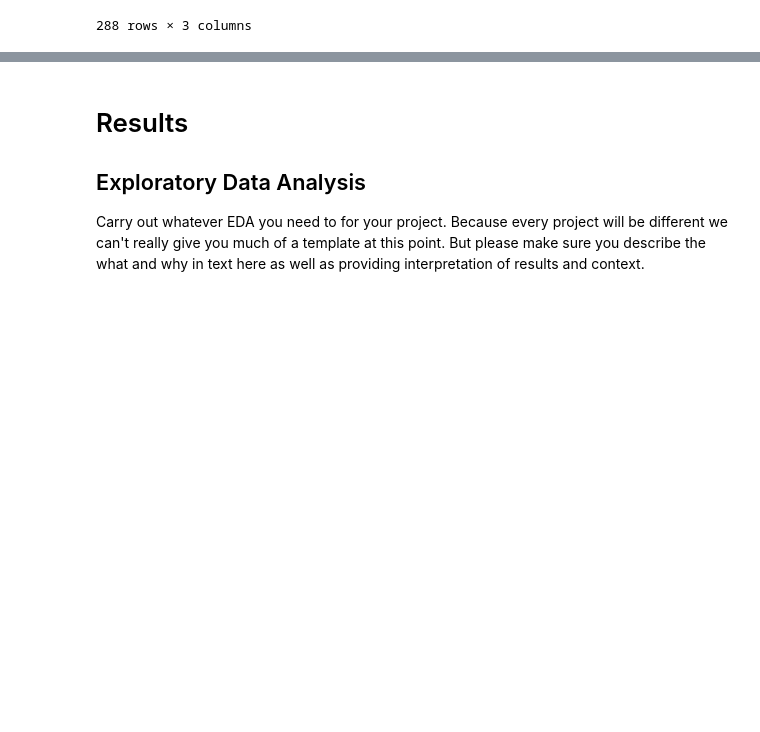
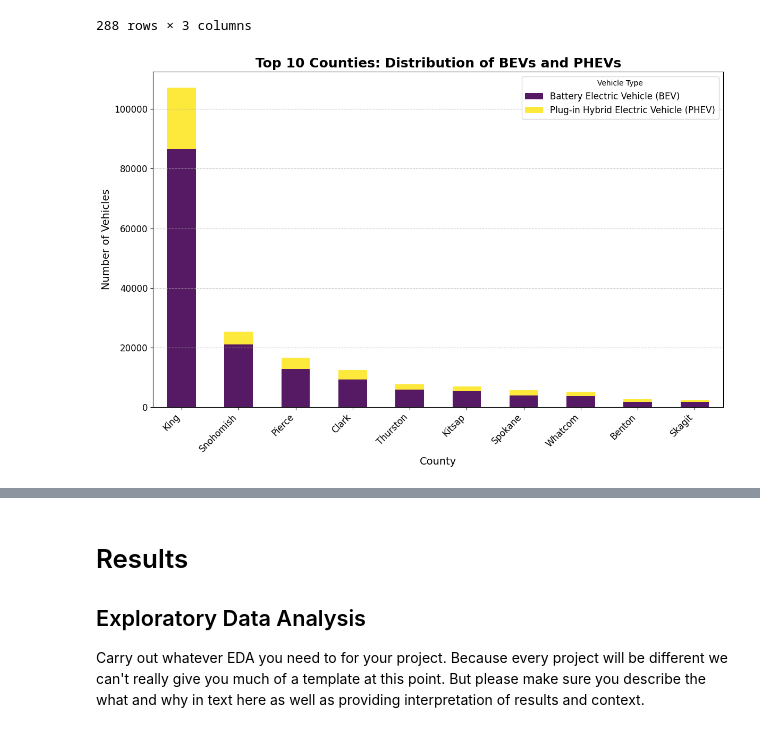
Before and after one commit to cecilia-lin/EV_Project, a Jupyter notebook: EDACheckpoint_Group092-FA24.ipynb, the cells around one changed output, grey strips where cells are left out. Cells and saved outputs as stored; diff of their text form; code cells hidden in the pictures; blank space fills up the shorter version.

```diff
--- a/EDACheckpoint_Group092-FA24.ipynb
+++ b/EDACheckpoint_Group092-FA24.ipynb
@@ -212,3 +212,33 @@ ev_count_by_county
 | 286 | York | Battery Electric Vehicle (BEV) | 1 |
 | 287 | Yuba | Battery Electric Vehicle (BEV) | 1 |
 288 rows × 3 columns
+# %%
+# Group data by County and Electric Vehicle Type
+county_type_counts = ev_clean.groupby(['County', 'Electric Vehicle Type']).size().unstack(fill_value=0)
+
+# Select top 10 counties by total EV count
+top_counties = county_type_counts.sum(axis=1).nlargest(10).index
+filtered_data = county_type_counts.loc[top_counties]
+
+# Stacked bar plot
+filtered_data.plot(
+    kind='bar',
+    stacked=True,
+    figsize=(12, 8),
+    colormap='viridis',
+    alpha=0.9
+)
+plt.title('Top 10 Counties: Distribution of BEVs and PHEVs', fontsize=18, fontweight='bold')
+plt.xlabel('County', fontsize=14)
+plt.ylabel('Number of Vehicles', fontsize=14)
+plt.legend(title='Vehicle Type', fontsize=12)
+plt.xticks(fontsize=12, rotation=45, ha='right')
+plt.yticks(fontsize=12)
+plt.grid(axis='y', linestyle='--', alpha=0.7)
+plt.tight_layout()
+plt.show()
+
+# Interpretation:
+# This chart reveals the relative adoption of BEVs and PHEVs in the top 10 counties, showing a clear preference for BEVs in most counties.
+# %% [output]
+[figure, added]
```
Also changed, not shown: parts of 2 cells of this notebook.
